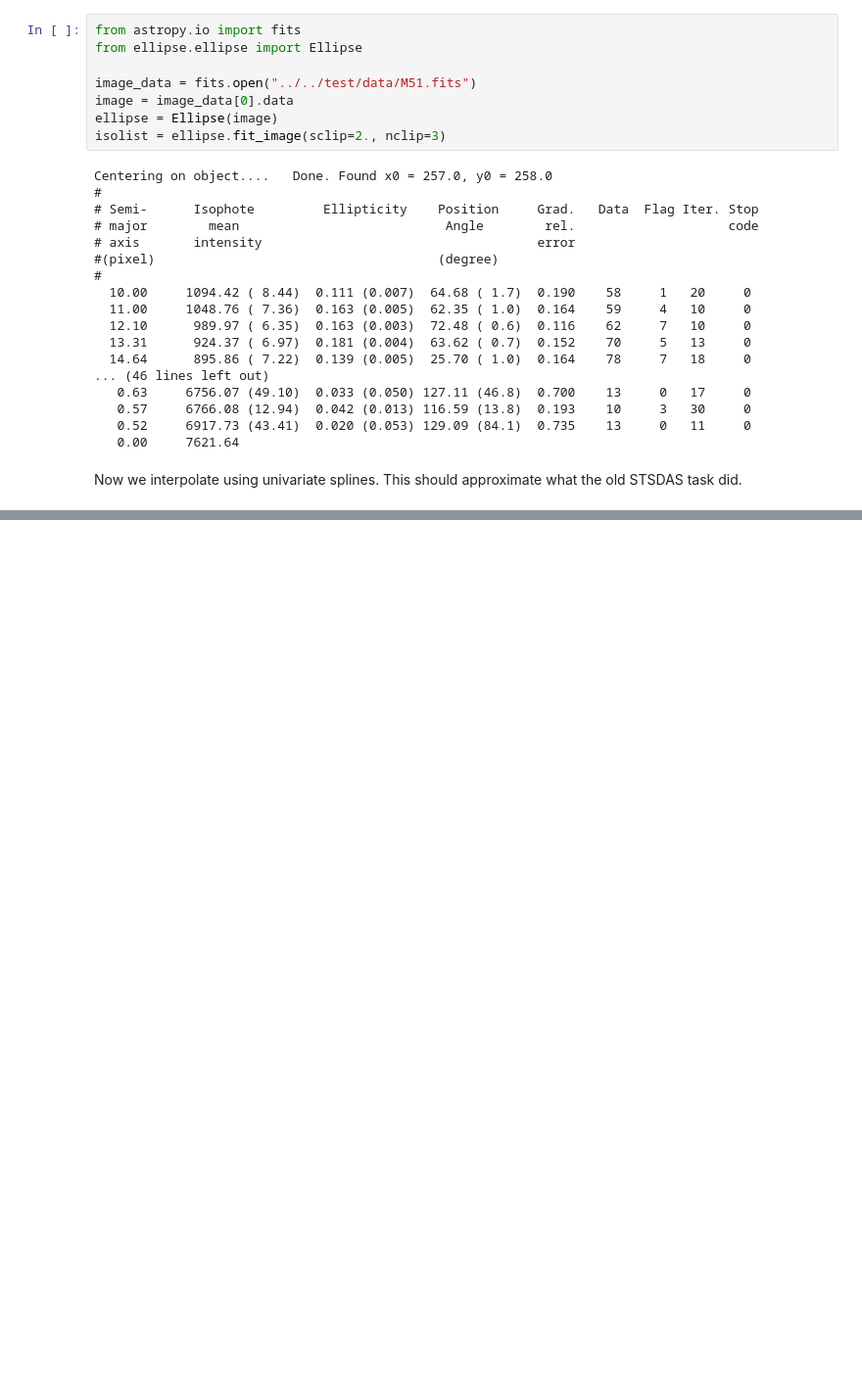
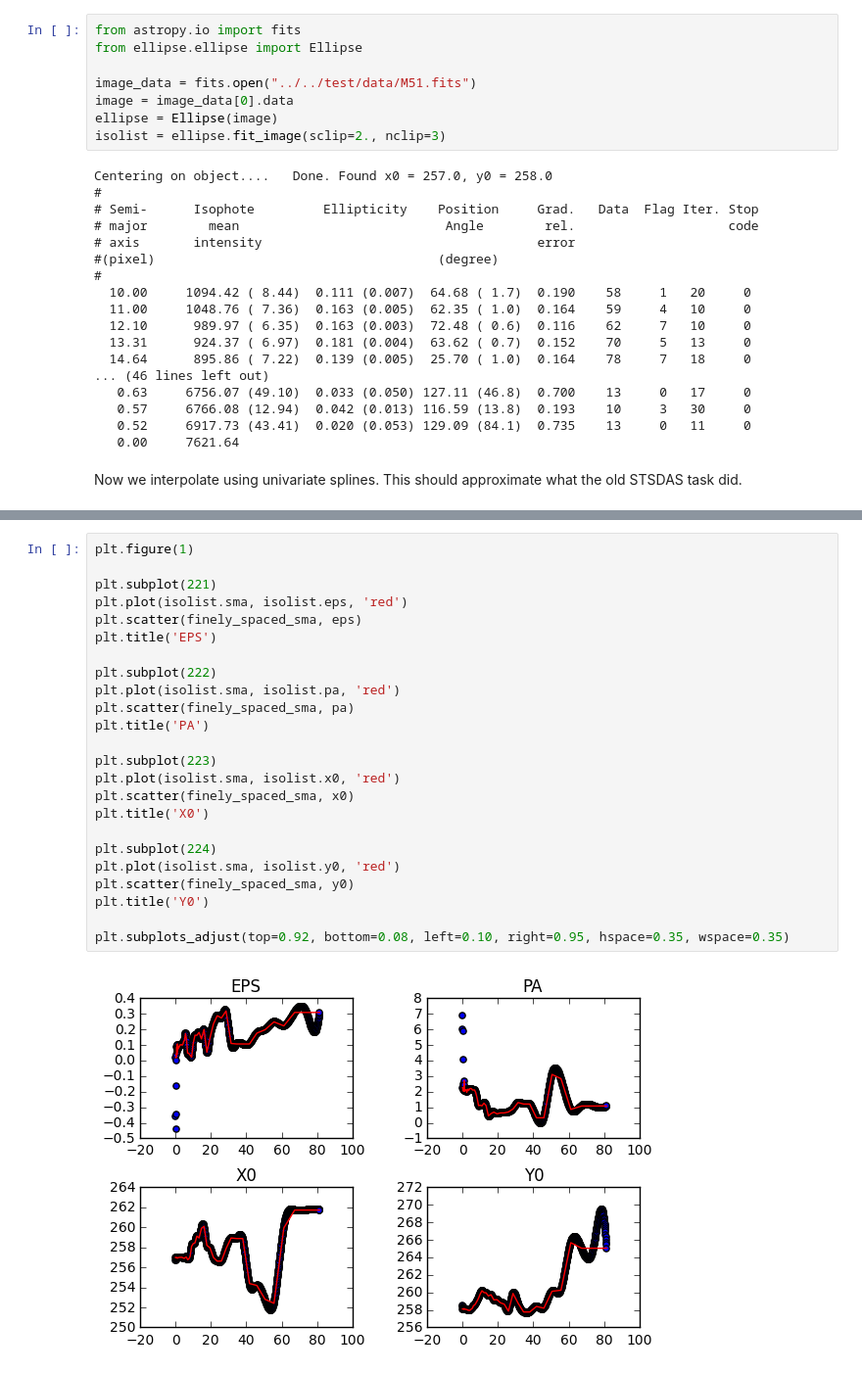
Before and after one commit to ibusko/isophote, a Jupyter notebook: docs/notebooks/development_model.ipynb, the cells around one changed output, grey strips where cells are left out. Shown at 98% size. Cells and saved outputs as stored; diff of their text form; blank space fills up the shorter version.

```diff
--- a/docs/notebooks/development_model.ipynb
+++ b/docs/notebooks/development_model.ipynb
@@ -51,0 +67,26 @@ plt.scatter(finely_spaced_sma**0.25, intens)
+# %%
+plt.figure(1)
+
+plt.subplot(221)
+plt.plot(isolist.sma, isolist.eps, 'red')
+plt.scatter(finely_spaced_sma, eps)
+plt.title('EPS')
+
+plt.subplot(222)
+plt.plot(isolist.sma, isolist.pa, 'red')
+plt.scatter(finely_spaced_sma, pa)
+plt.title('PA')
+
+plt.subplot(223)
+plt.plot(isolist.sma, isolist.x0, 'red')
+plt.scatter(finely_spaced_sma, x0)
+plt.title('X0')
+
+plt.subplot(224)
+plt.plot(isolist.sma, isolist.y0, 'red')
+plt.scatter(finely_spaced_sma, y0)
+plt.title('Y0')
+
+plt.subplots_adjust(top=0.92, bottom=0.08, left=0.10, right=0.95, hspace=0.35, wspace=0.35)
+# %% [output]
+[figure, added]
```
Also changed, not shown: parts of 5 cells of this notebook, 1 other file.
